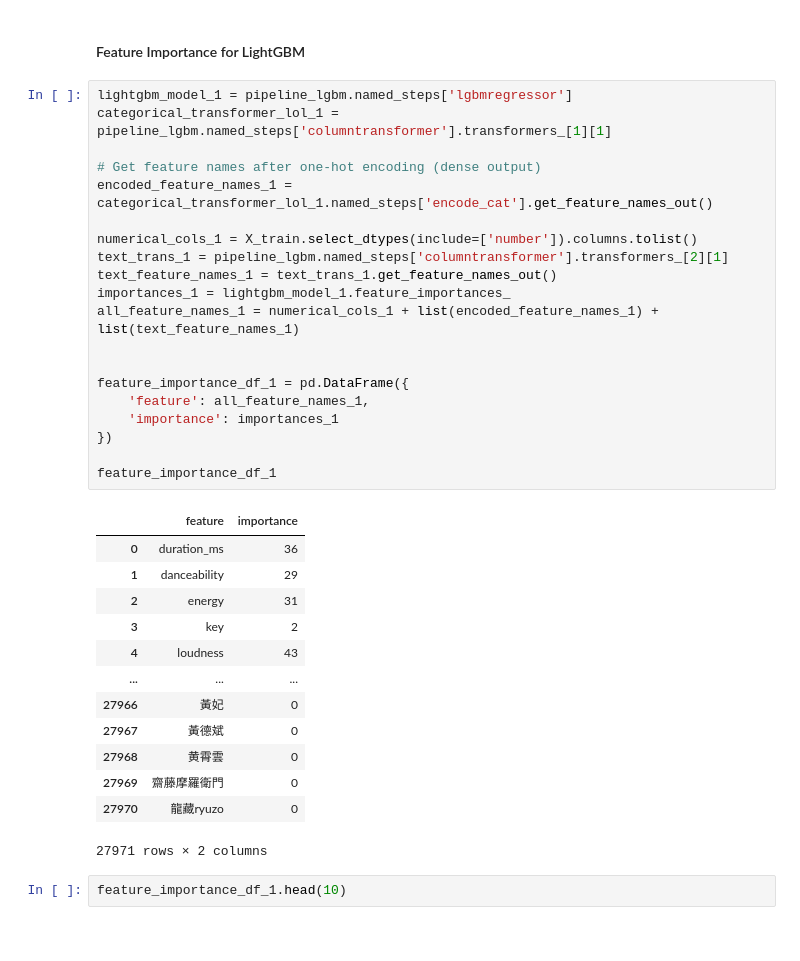
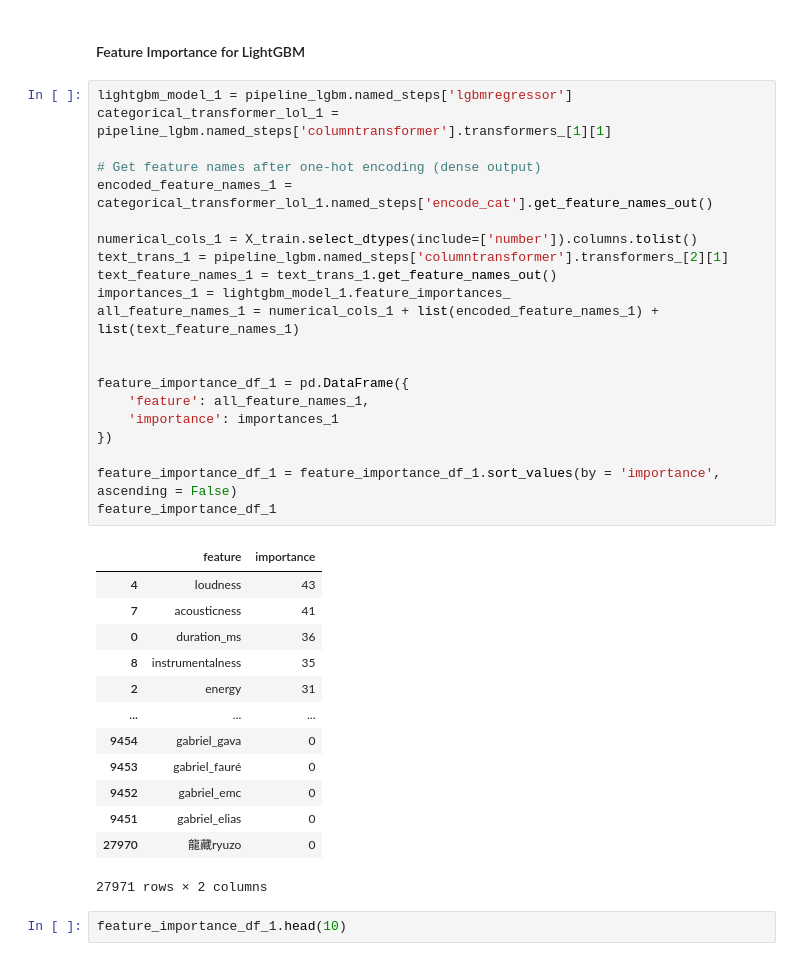
Before and after one commit to shreyamusini/song_popularity_dsc_148_final_project, a Jupyter notebook: eda_shreya.ipynb, the cells around one changed output. Saved outputs shown, nothing was run; the diff lists cells and outputs as text.

Commit message:
feature importance

```diff
--- a/eda_shreya.ipynb
+++ b/eda_shreya.ipynb
@@ -677,35 +756,36 @@ pipeline_lgbm.score(X_test, y_test)
 # %%
 lightgbm_model_1 = pipeline_lgbm.named_steps['lgbmregressor']
 categorical_transformer_lol_1 = pipeline_lgbm.named_steps['columntransformer'].transformers_[1][1]
 
 # Get feature names after one-hot encoding (dense output)
 encoded_feature_names_1 = categorical_transformer_lol_1.named_steps['encode_cat'].get_feature_names_out()
 
 numerical_cols_1 = X_train.select_dtypes(include=['number']).columns.tolist()
 text_trans_1 = pipeline_lgbm.named_steps['columntransformer'].transformers_[2][1]
 text_feature_names_1 = text_trans_1.get_feature_names_out()
 importances_1 = lightgbm_model_1.feature_importances_
 all_feature_names_1 = numerical_cols_1 + list(encoded_feature_names_1) + list(text_feature_names_1)
 
 
 feature_importance_df_1 = pd.DataFrame({
     'feature': all_feature_names_1,
     'importance': importances_1
 })
 
+feature_importance_df_1 = feature_importance_df_1.sort_values(by = 'importance', ascending = False)
 feature_importance_df_1
 # %% [output]
 |  | feature | importance |
+| 4 | loudness | 43 |
+| 7 | acousticness | 41 |
 | 0 | duration_ms | 36 |
-| 1 | danceability | 29 |
+| 8 | instrumentalness | 35 |
 | 2 | energy | 31 |
-| 3 | key | 2 |
-| 4 | loudness | 43 |
 | ... | ... | ... |
-| 27966 | 黃妃 | 0 |
-| 27967 | 黃德斌 | 0 |
-| 27968 | 黄霄雲 | 0 |
-| 27969 | 齋藤摩羅衛門 | 0 |
+| 9454 | gabriel_gava | 0 |
+| 9453 | gabriel_fauré | 0 |
+| 9452 | gabriel_emc | 0 |
+| 9451 | gabriel_elias | 0 |
 | 27970 | 龍藏ryuzo | 0 |
 27971 rows × 2 columns
 # %%
```
Also changed, not shown: parts of 13 cells of this notebook.
